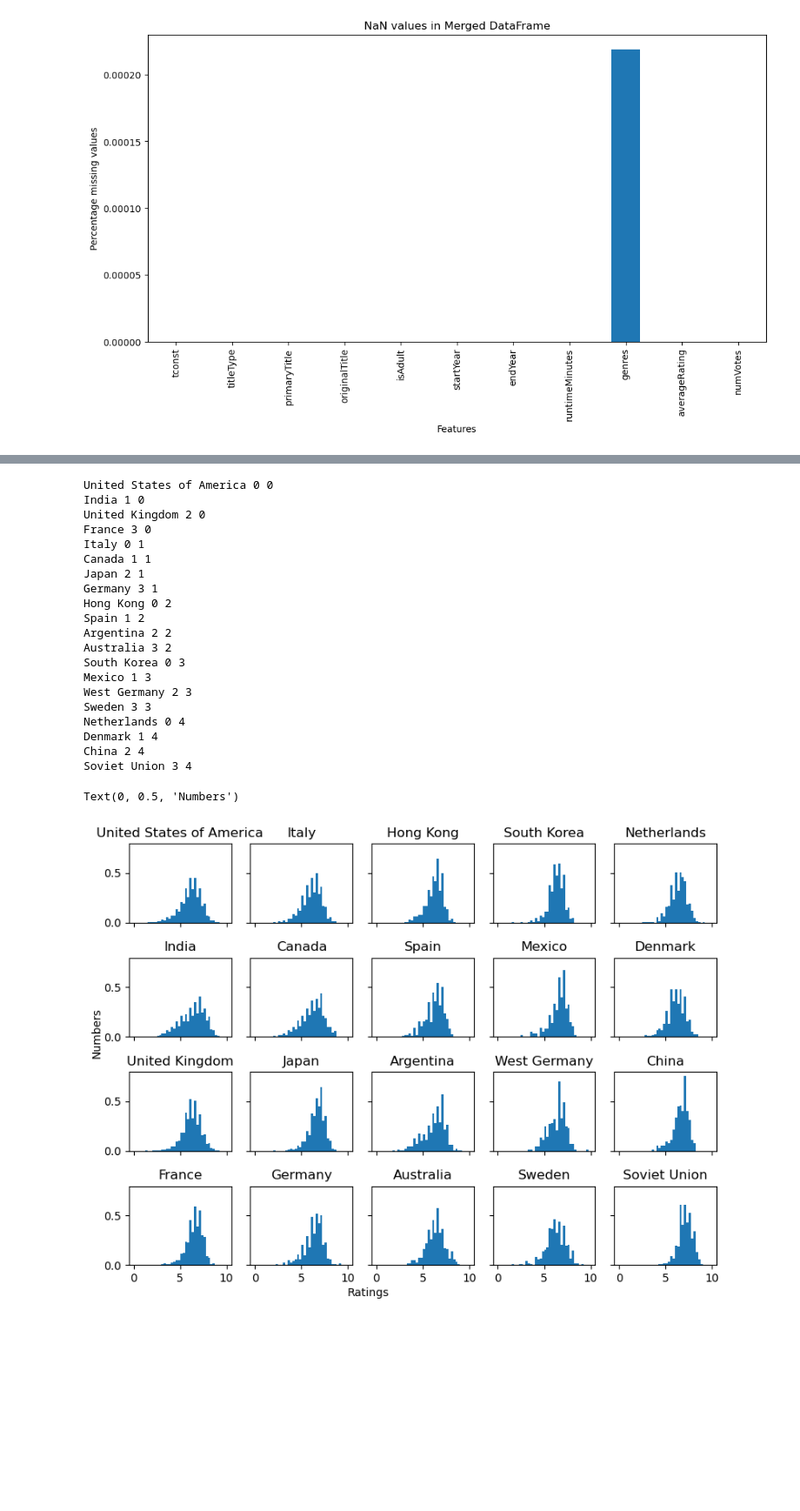
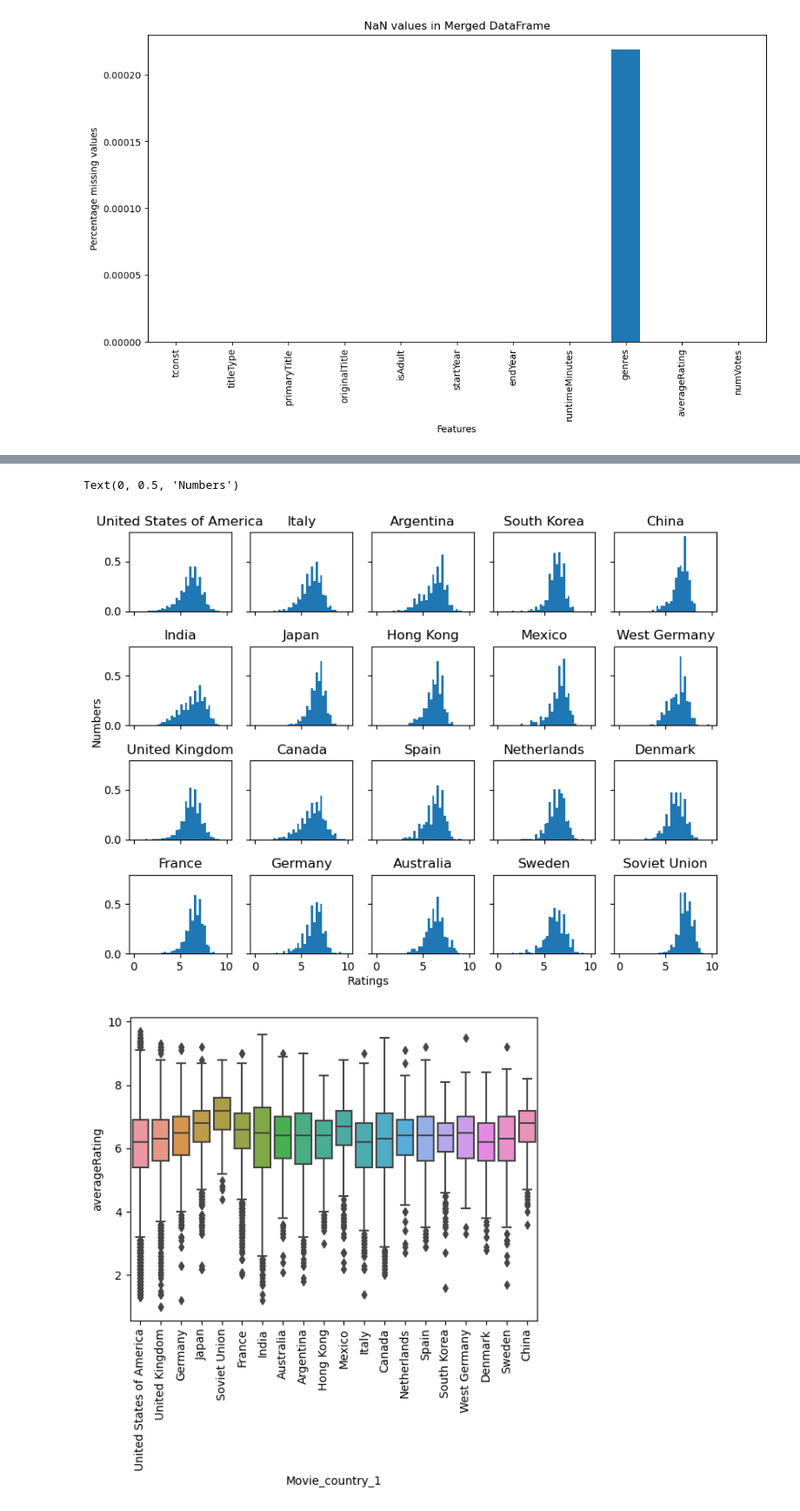
Before and after one commit to epfl-ada/ada-2023-project-yamal, a Jupyter notebook: Projet_step_1.ipynb, the cells around one changed output, grey strips where cells are left out. Shown at 87% size. Saved outputs shown, nothing was run; the diff lists cells and outputs as text; code cells hidden in the pictures; blank space fills up the shorter version.

```diff
--- a/Projet_step_1.ipynb
+++ b/Projet_step_1.ipynb
@@ -559,3 +497,0 @@ plt.show()
-# %%
-countries = merged_df[['Movie_country_1', 'Movie_country_2', 'Movie_country_3']].apply(pd.Series.value_counts).sum(axis=1)
-top20_countries = countries.sort_values(ascending = False)[:20]
@@ -579,10 +498,11 @@ top_20_movies = merged_df[merged_df['Movie_country_1'].isin(top20_countries.inde
+# %%
+df_top20_countries = merged_df[merged_df['Movie_country_1'].isin(top20_countries.index)]
 # %%
 country = merged_df.groupby('Movie_country_1')
 
 fig, ax = plt.subplots(4,5,figsize= (8,6), sharey = True, sharex = True)
 
 for i, name in enumerate(top20_countries.index):
-    print(name, i%4, i//4)
     sbplt = ax[i%4, i//4]
     sbplt.hist(country.get_group(name).averageRating, range = [0,10], density=True, bins = 40)
     sbplt.set_title(name)
@@ -593,25 +513,11 @@ fig.tight_layout()
 fig.text(0.4,0, "Ratings")
 fig.text(0,0.5, "Numbers", rotation = 90)
 # %% [output]
-United States of America 0 0
-India 1 0
-United Kingdom 2 0
-France 3 0
-Italy 0 1
-Canada 1 1
-Japan 2 1
-Germany 3 1
-Hong Kong 0 2
-Spain 1 2
-Argentina 2 2
-Australia 3 2
-South Korea 0 3
-Mexico 1 3
-West Germany 2 3
-Sweden 3 3
-Netherlands 0 4
-Denmark 1 4
-China 2 4
-Soviet Union 3 4
+Text(0, 0.5, 'Numbers')
-Text(0, 0.5, 'Numbers')
-[figure, old version]
+[figure, new version]
+# %%
+ax = sns.boxplot(x="Movie_country_1", y="averageRating", data=df_top20_countries)
+
+plt.setp(ax.get_xticklabels(), rotation=90);
+# %% [output]
+[figure, added]
```
Also changed, not shown: parts of 38 cells of this notebook, 1 other file.
